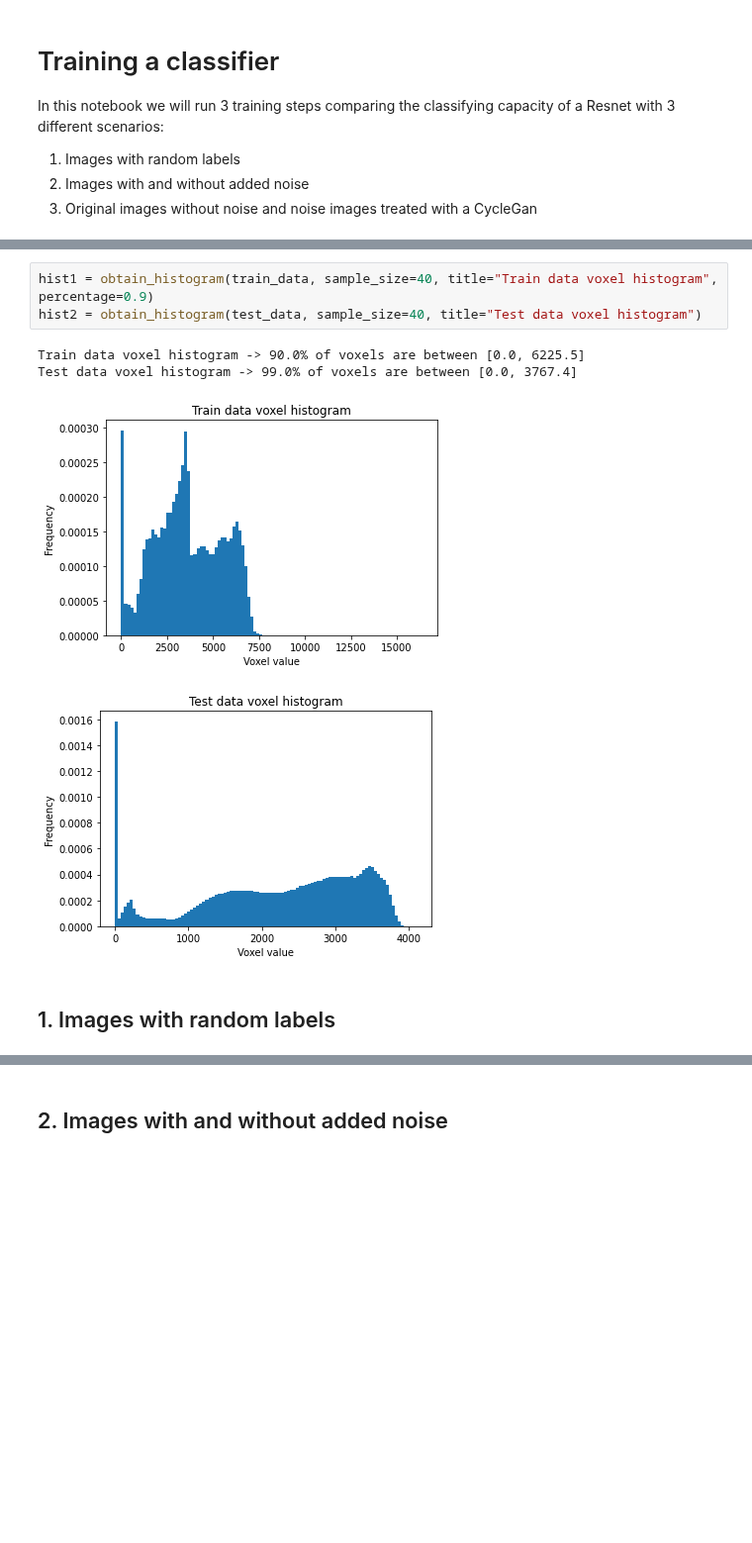
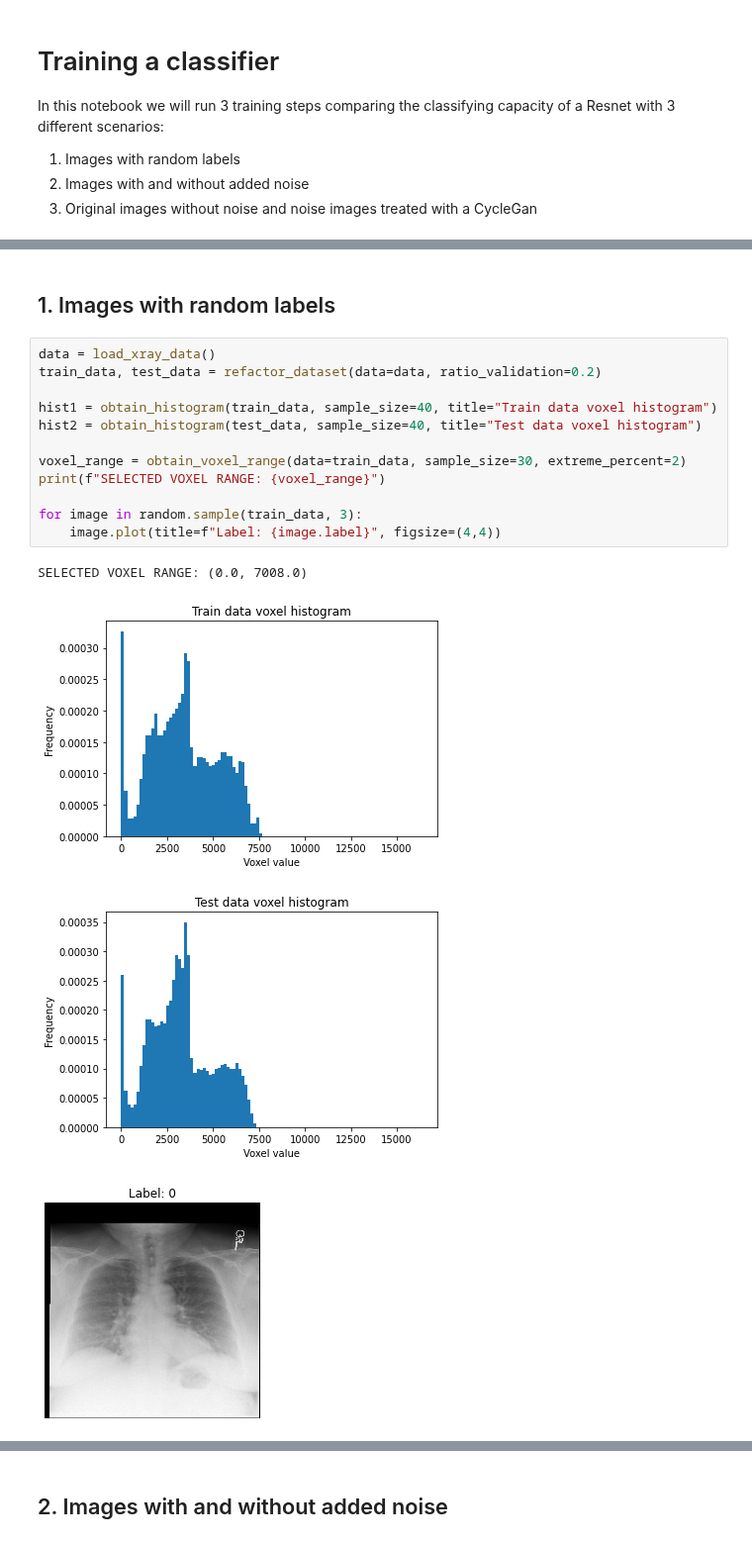
Before and after one commit to Juanki0396/TFG, a Jupyter notebook: train_classifier.ipynb, the cells around one changed output, grey strips where cells are left out. Shown at 99% size. Drawn from its saved outputs; the diff is of its cells as text; blank space fills up the shorter version.

```diff
--- a/train_classifier.ipynb
+++ b/train_classifier.ipynb
@@ -51,10 +37,19 @@ for image in random.sample(train_data, 3):
-# %%
-hist1 = obtain_histogram(train_data, sample_size=40, title="Train data voxel histogram", percentage=0.9)
-hist2 = obtain_histogram(test_data, sample_size=40, title="Test data voxel histogram")
-# %% [output]
-Train data voxel histogram -> 90.0% of voxels are between [0.0, 6225.5]
-Test data voxel histogram -> 99.0% of voxels are between [0.0, 3767.4]
-[figure, removed]
-[figure, removed]
 # %% [markdown]
 ## 1. Images with random labels
+# %%
+data = load_xray_data()
+train_data, test_data = refactor_dataset(data=data, ratio_validation=0.2)
+
+hist1 = obtain_histogram(train_data, sample_size=40, title="Train data voxel histogram")
+hist2 = obtain_histogram(test_data, sample_size=40, title="Test data voxel histogram")
+
+voxel_range = obtain_voxel_range(data=train_data, sample_size=30, extreme_percent=2)
+print(f"SELECTED VOXEL RANGE: {voxel_range}")
+
+for image in random.sample(train_data, 3):
+    image.plot(title=f"Label: {image.label}", figsize=(4,4))
+# %% [output]
+SELECTED VOXEL RANGE: (0.0, 7008.0)
+[figure, added]
+[figure, added]
+[figure, added]
```
Also changed, not shown: parts of 10 cells of this notebook.
